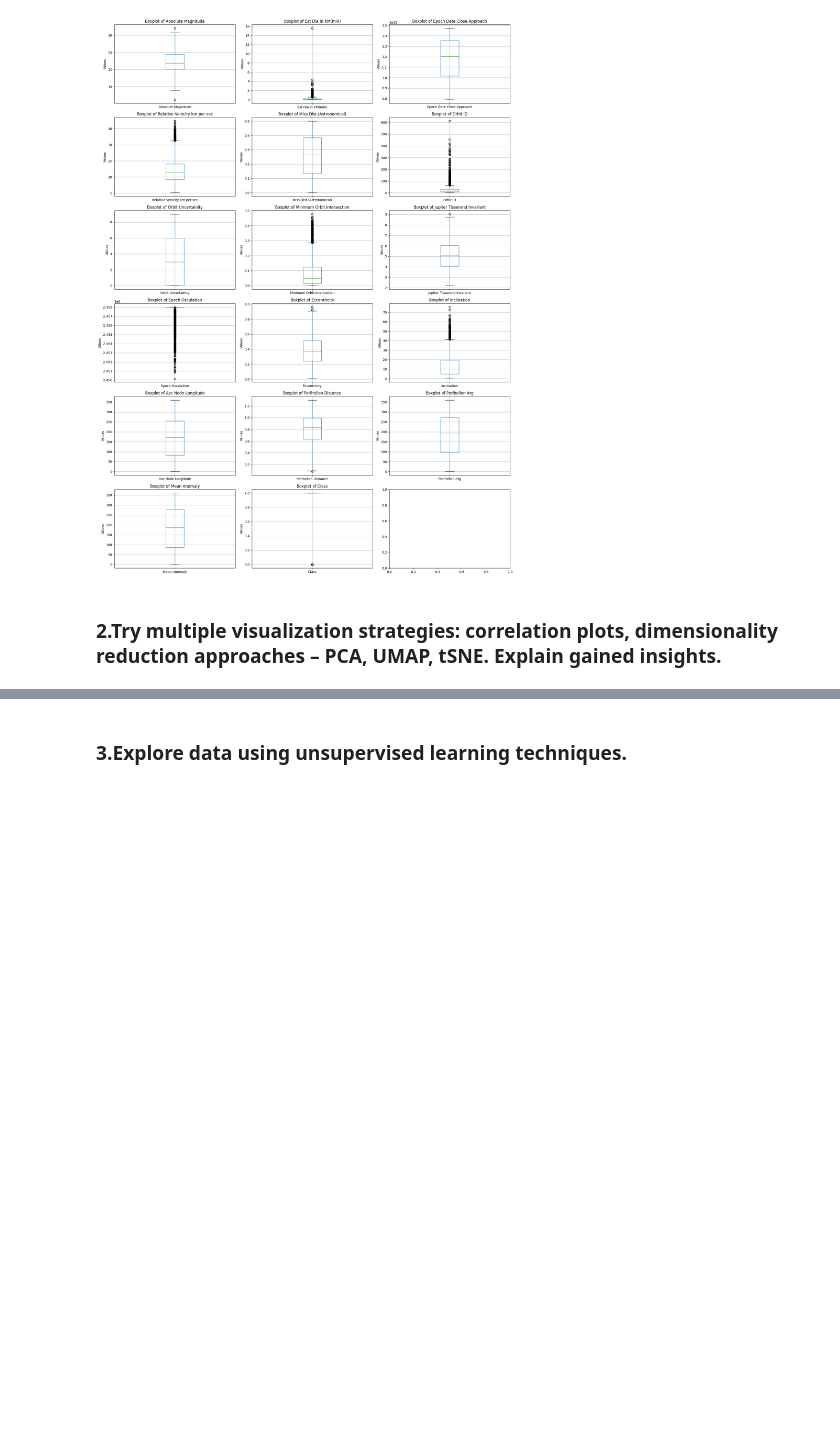
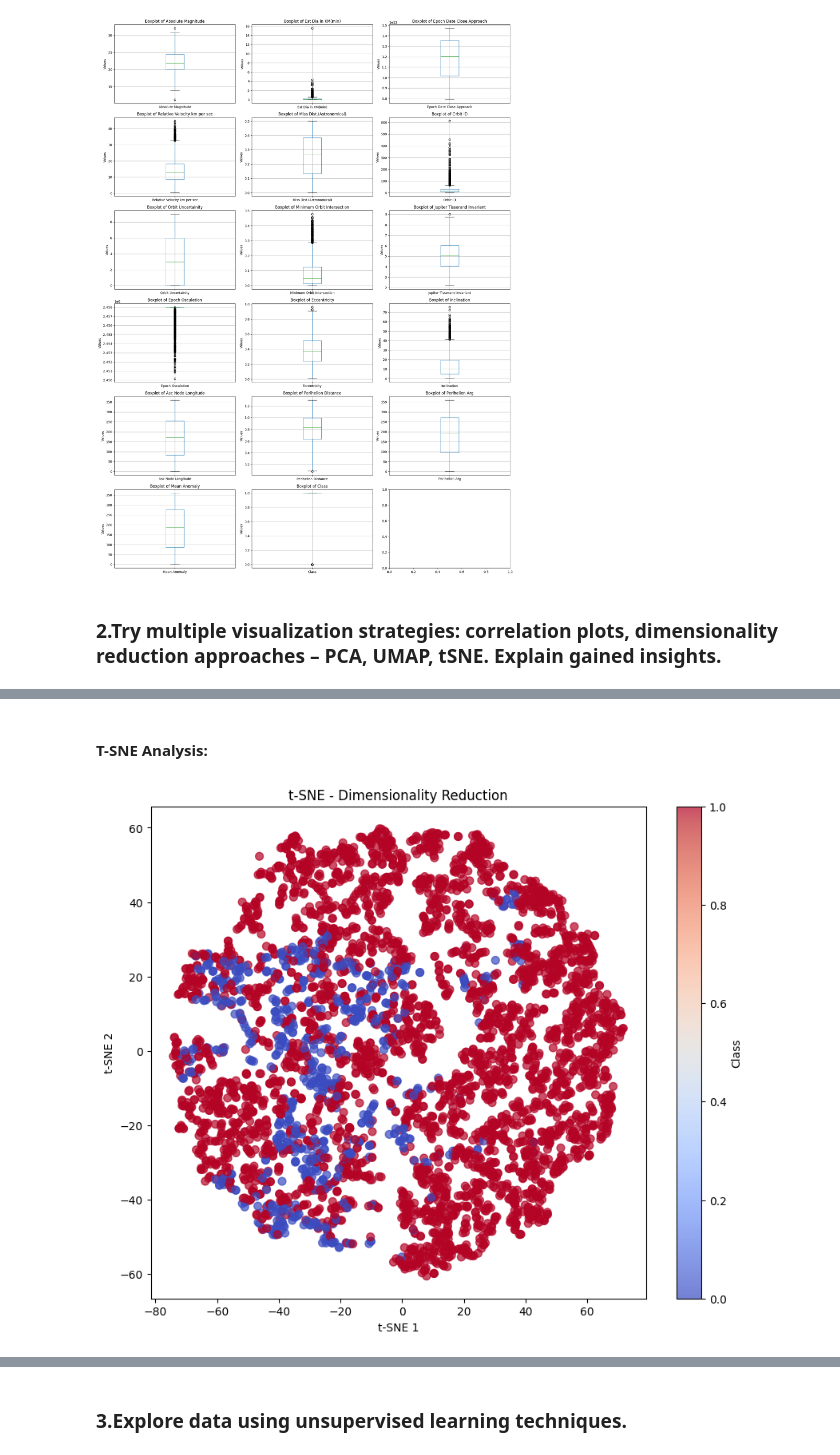
Before and after one commit to pablolozanoa/DPaA-Project---Group-2, a Jupyter notebook: Submission_1.ipynb, the cells around one changed output, grey strips where cells are left out. Saved outputs shown, nothing was run; the diff lists cells and outputs as text; code cells hidden in the pictures; blank space fills up the shorter version.

```diff
--- a/Submission_1.ipynb
+++ b/Submission_1.ipynb
@@ -210,0 +282,15 @@ plt.show()
+# %% [markdown]
+#### T-SNE Analysis:
+# %%
+# t-SNE Visualization with reduced data
+tsne = TSNE(n_components=2, perplexity=30, random_state=0)
+tsne_result = tsne.fit_transform(df_final_reduced.drop(columns='Class'))
+plt.figure(figsize=(10, 8))
+plt.scatter(tsne_result[:, 0], tsne_result[:, 1], c=df_final_reduced['Class'], cmap='coolwarm', s=50, alpha=0.7)
+plt.colorbar(label='Class')
+plt.title('t-SNE - Dimensionality Reduction')
+plt.xlabel('t-SNE 1')
+plt.ylabel('t-SNE 2')
+plt.show()
+# %% [output]
+[figure, added]
```
Also changed, not shown: parts of 10 cells of this notebook, 2 other files.
